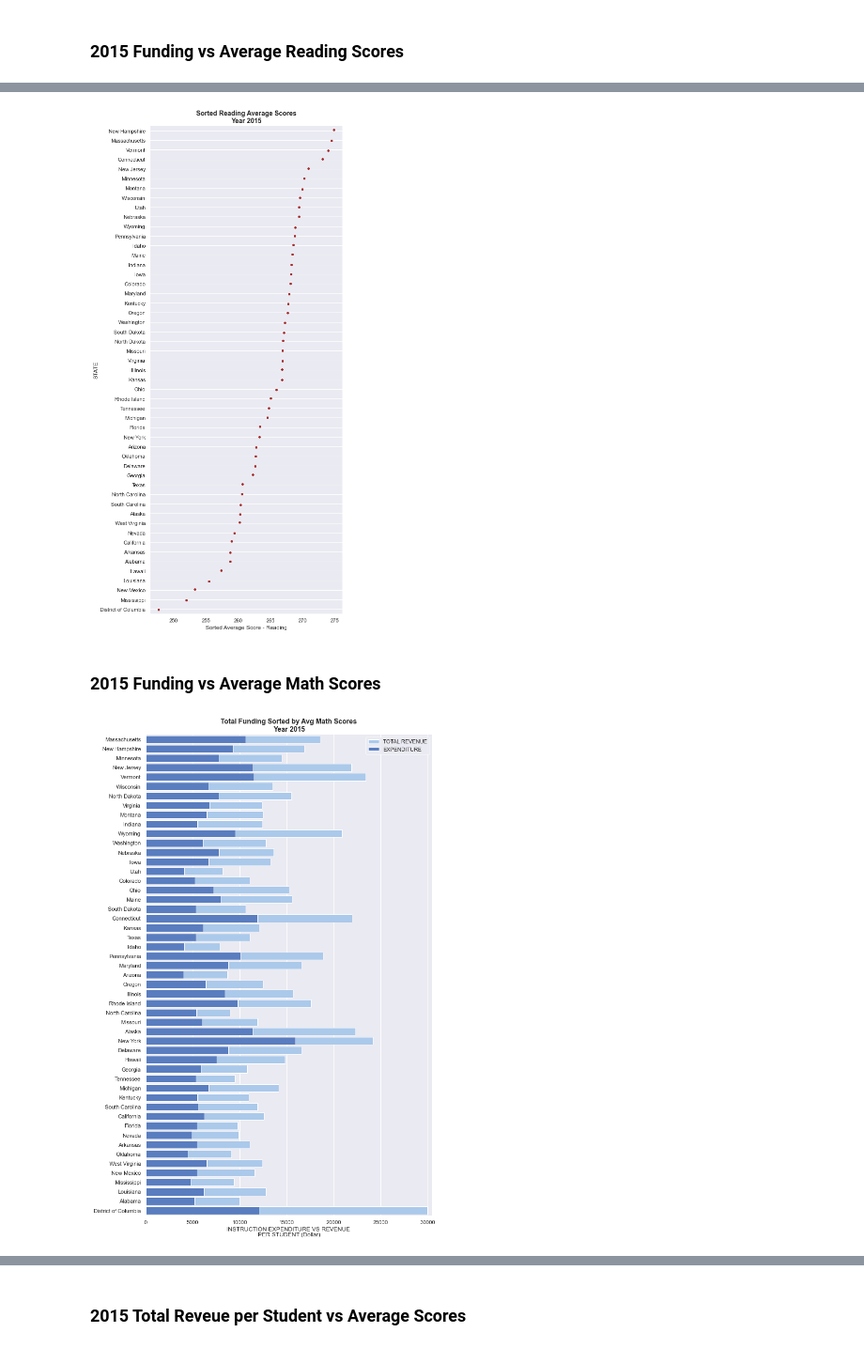
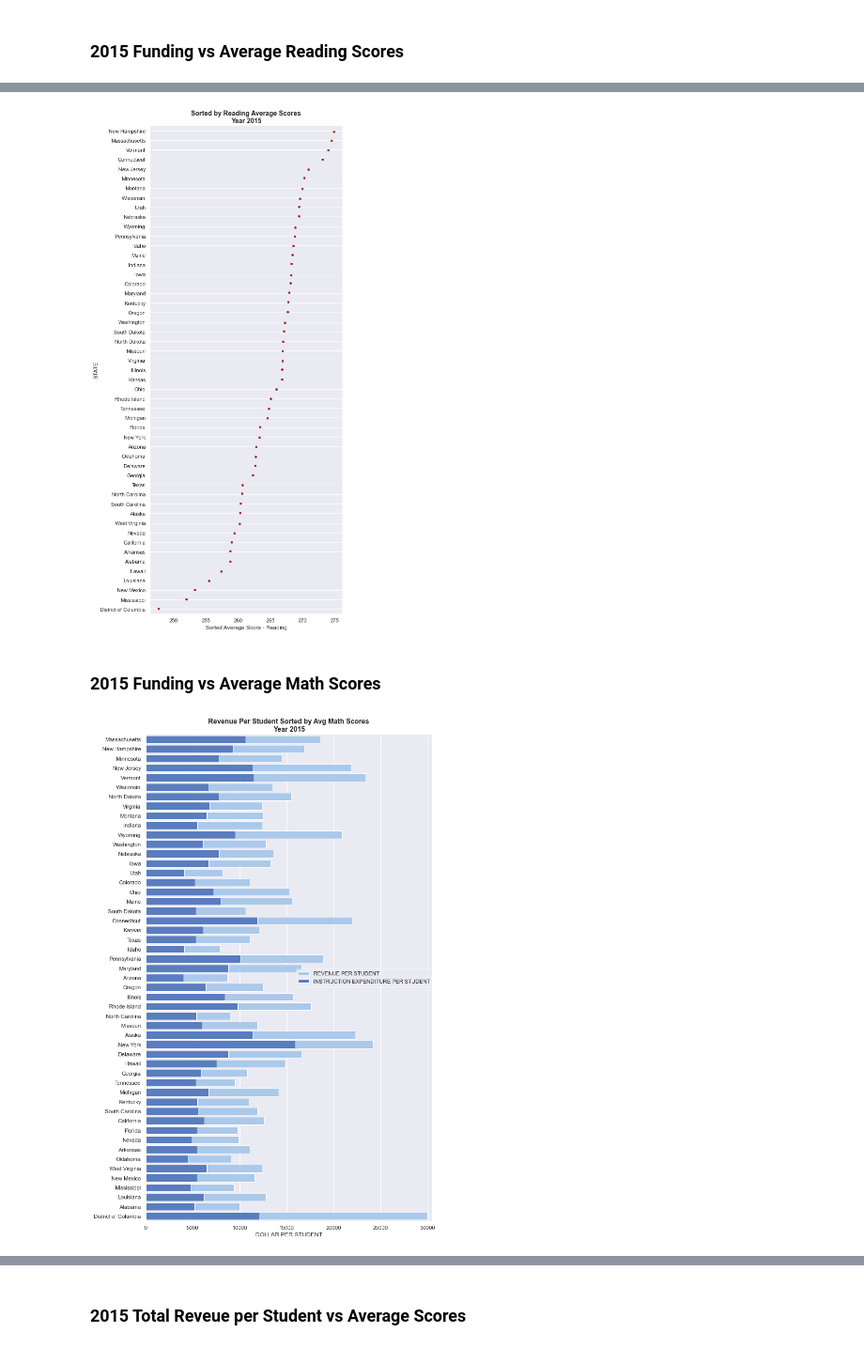
Before and after one commit to trangbt278/education, a Jupyter notebook: Student_Performance_vs_Funding.ipynb, the cells around one changed output, grey strips where cells are left out. Shown at 94% size. Cells and saved outputs as stored; diff of their text form; code cells hidden in the pictures.

```diff
--- a/Student_Performance_vs_Funding.ipynb
+++ b/Student_Performance_vs_Funding.ipynb
@@ -201,44 +207,44 @@ ax_read = sns.catplot(x ="AVG_SCORE", y = "STATE", data = sort_8th_read, color =
 plt.grid(which = "both", ls ="-")
 
 ax_read.set_xlabels("Sorted Average Score - Reading", fontsize = 12)
-plt.title("Sorted Reading Average Scores\nYear 2015", fontsize = 14, fontweight = "bold")
+plt.title("Sorted by Reading Average Scores\nYear 2015", fontsize = 14, fontweight = "bold")
 
 plt.savefig("Output_images/AvgScore_Read_Sort.png")
 # %% [output]
-[figure, old version]
+[figure, new version]
 # %% [markdown]
 ### 2015 Funding vs Average Math Scores
 # %%
 # Total revenue vs Instruction expenditure per student
 # Sorted by 8th grade Math avg score
 
 year_2015_8th_math = year_2015[(year_2015['TEST_YEAR'] == 8) & (year_2015['TEST_SUBJECT'] == "Mathematics")]
 sort_8th_math = year_2015_8th_math.sort_values("AVG_SCORE", ascending = False)
 
 f, ax = plt.subplots(figsize = (10, 15))
 
 sns.set_color_codes("pastel")
 ax = sns.barplot(x = "TOTAL_REV_PER_STUDENT", y = "STATE",
-                 label = "TOTAL REVENUE", data = sort_8th_math, color = "b", ax = ax)
+                 label = "REVENUE PER STUDENT", data = sort_8th_math, color = "b", ax = ax)
 
 sns.set_color_codes("muted")
 ax = sns.barplot(x = "INSTRUCTION_EXPENDITURE_PER_STUDENT", y = "STATE",
-                 label = "EXPENDITURE", data = sort_8th_math, color = "b", ax = ax)
+                 label = "INSTRUCTION EXPENDITURE PER STUDENT", data = sort_8th_math, color = "b", ax = ax)
 
 handles, labels = ax.get_legend_handles_labels()
 
-ax.legend(ncol = 1, loc = "upper right", frameon = True, edgecolor = "w")
+ax.legend(ncol = 1, loc = "center right", frameon = True, edgecolor = "w", borderaxespad = 0)
 ax.set(xlim = (0, 30500), ylabel = "",
-       xlabel = "INSTRUCTION EXPENDITURE VS REVENUE \nPER STUDENT (Dollar)")
-plt.title("Total Funding Sorted by Avg Math Scores\nYear 2015",
+       xlabel = "DOLLAR PER STUDENT")
+plt.title("Revenue Per Student Sorted by Avg Math Scores\nYear 2015",
           fontsize = 14, fontweight = "bold")
 
 sns.despine(bottom = True)
 plt.tight_layout(h_pad = 1)
 
 plt.savefig("Output_images/Rev_Exp_Math_AvgScore.png")
 # %% [output]
-[figure, old version]
+[figure, new version]
 # %%
 # Sorted by 8th grade Math avg score
 sns.set_theme(color_codes = True)
```
Also changed, not shown: parts of 7 cells of this notebook, 23 other files.
